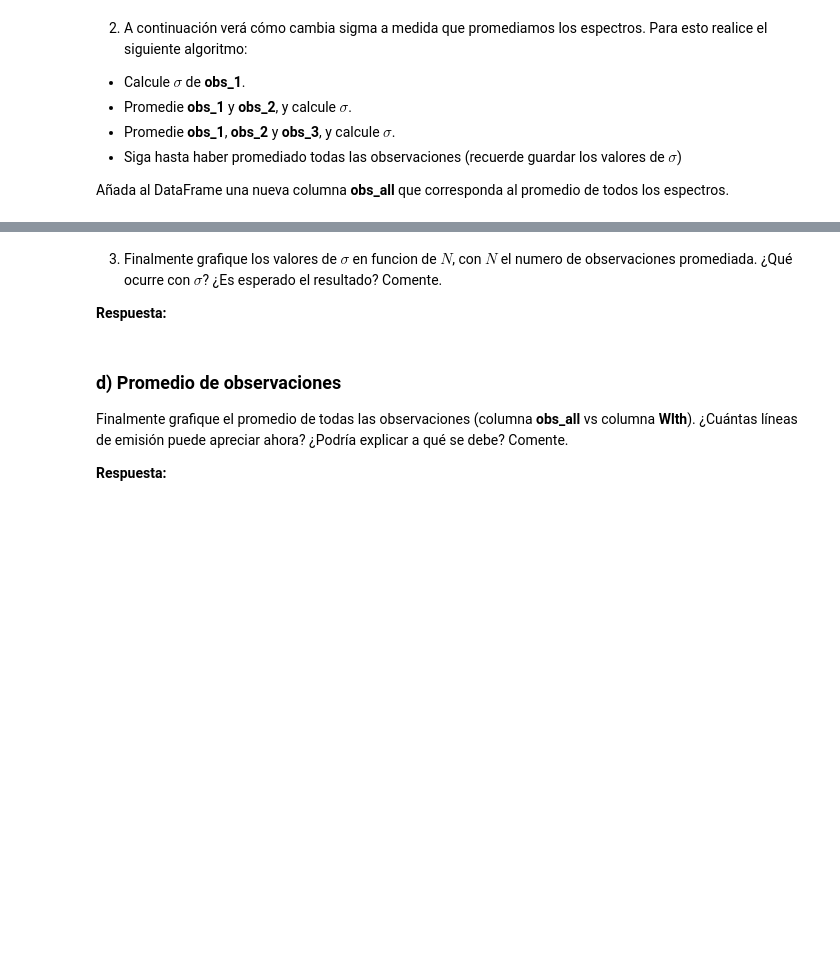
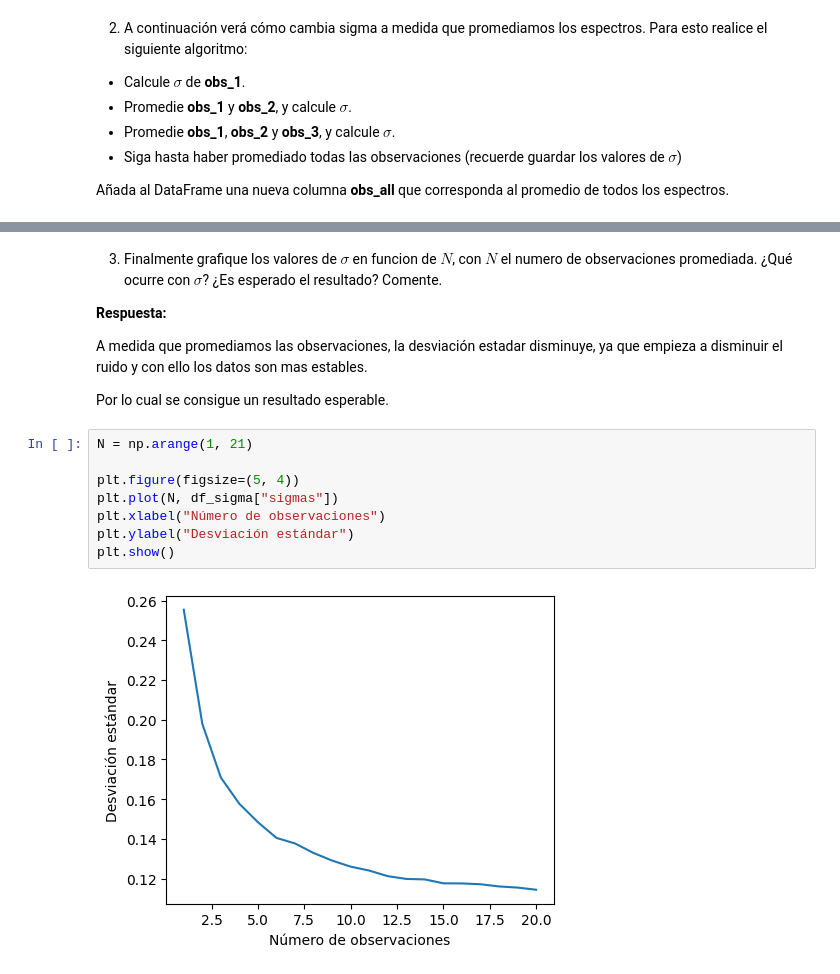
Before and after one commit to Cristobal-Gomez/Tarea-2, a Jupyter notebook: Tarea2.ipynb, the cells around one changed output, grey strips where cells are left out. Saved outputs shown, nothing was run; the diff lists cells and outputs as text; blank space fills up the shorter version.

```diff
--- a/Tarea2.ipynb
+++ b/Tarea2.ipynb
@@ -422,9 +441,17 @@ df_obsall
  3. Finalmente grafique los valores de $\sigma$ en funcion de $N$, con $N$ el numero de observaciones promediada. ¿Qué ocurre con $\sigma$? ¿Es esperado el resultado? Comente.
 
 **Respuesta:**
+
+A medida que promediamos las observaciones, la desviación estadar disminuye, ya que empieza a disminuir el ruido y con ello los datos son mas estables.
+
+Por lo cual se consigue un resultado esperable.
-# %% [markdown]
-### d) Promedio de observaciones
-
-Finalmente grafique el promedio de todas las observaciones (columna **obs_all** vs columna **Wlth**). ¿Cuántas líneas de emisión puede apreciar ahora? ¿Podría explicar a qué se debe? Comente.
-
-**Respuesta:**
+# %%
+N = np.arange(1, 21)
+
+plt.figure(figsize=(5, 4))
+plt.plot(N, df_sigma["sigmas"])
+plt.xlabel("Número de observaciones")
+plt.ylabel("Desviación estándar")
+plt.show()
+# %% [output]
+[figure, added]
```
Also changed, not shown: parts of 9 cells of this notebook.
